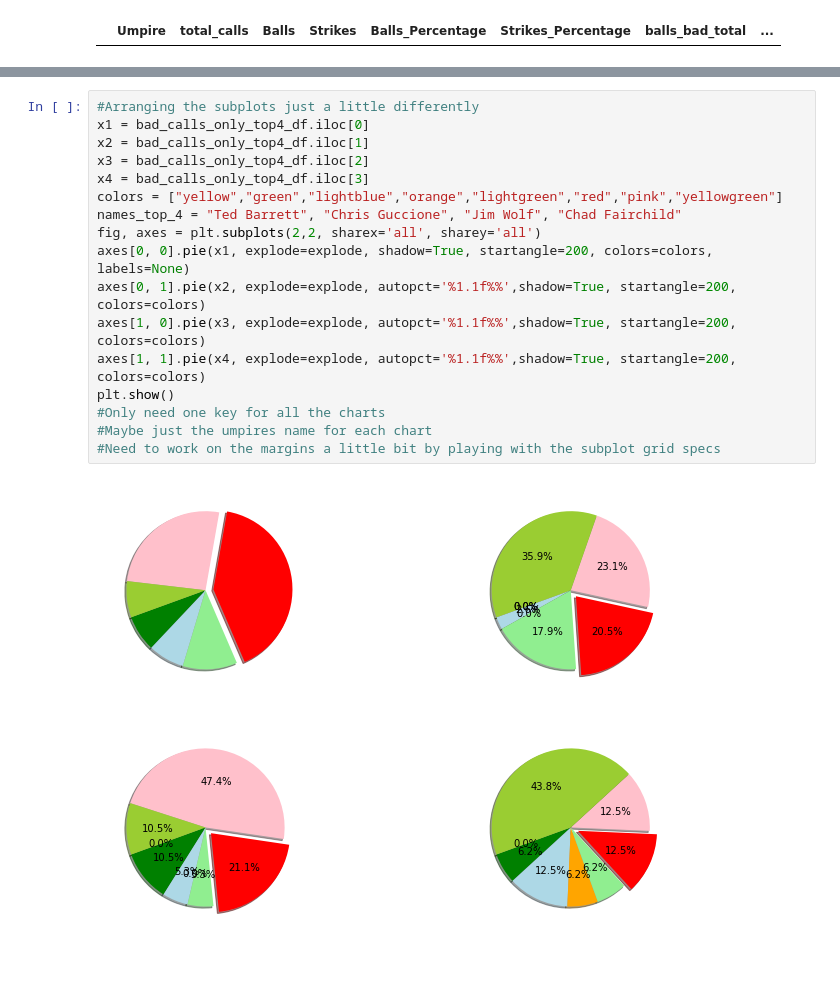
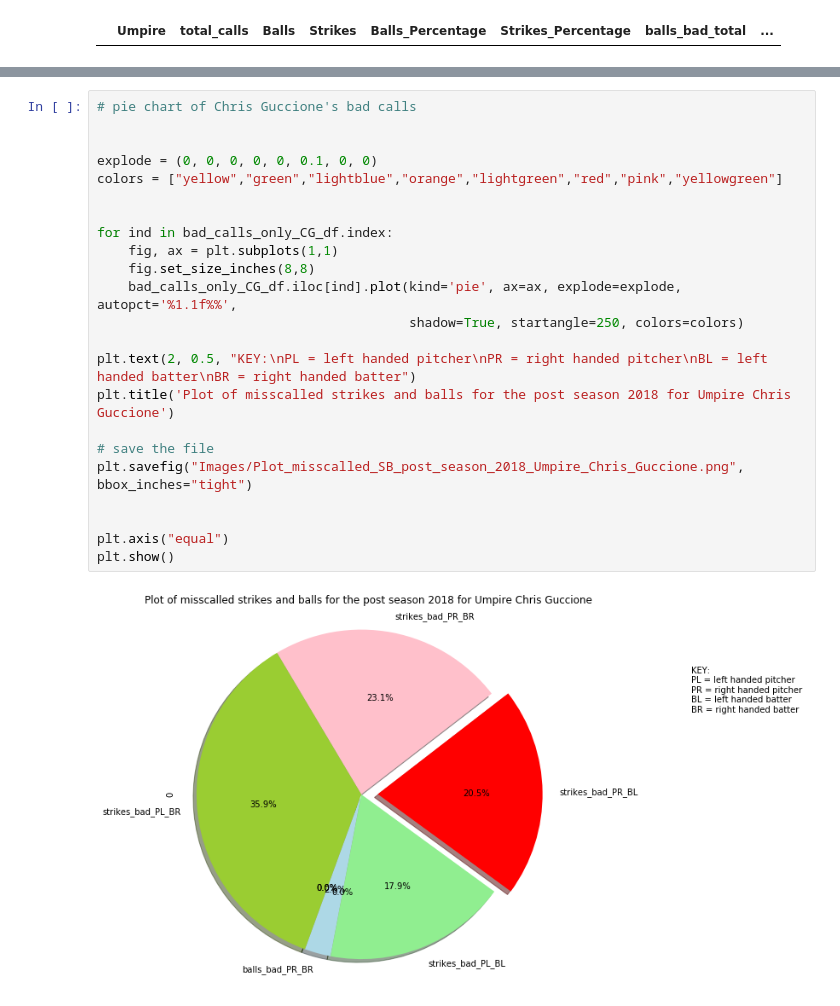
Before and after one commit to ForrestMcDougal/MLB-Postseason-Umpire-Analysis, a Jupyter notebook: Charts.ipynb, the cells around one changed output, grey strips where cells are left out. Cells and saved outputs as stored; diff of their text form; blank space fills up the shorter version.

```diff
--- a/Charts.ipynb
+++ b/Charts.ipynb
@@ -953,19 +911,25 @@ Name: 0, dtype: int64
-# %%
-#Arranging the subplots just a little differently
-x1 = bad_calls_only_top4_df.iloc[0]
-x2 = bad_calls_only_top4_df.iloc[1]
-x3 = bad_calls_only_top4_df.iloc[2]
-x4 = bad_calls_only_top4_df.iloc[3]
-colors = ["yellow","green","lightblue","orange","lightgreen","red","pink","yellowgreen"]
-names_top_4 = "Ted Barrett", "Chris Guccione", "Jim Wolf", "Chad Fairchild"
-fig, axes = plt.subplots(2,2, sharex='all', sharey='all')
-axes[0, 0].pie(x1, explode=explode, shadow=True, startangle=200, colors=colors, labels=None)
-axes[0, 1].pie(x2, explode=explode, autopct='%1.1f%%',shadow=True, startangle=200, colors=colors)
-axes[1, 0].pie(x3, explode=explode, autopct='%1.1f%%',shadow=True, startangle=200, colors=colors)
-axes[1, 1].pie(x4, explode=explode, autopct='%1.1f%%',shadow=True, startangle=200, colors=colors)
-plt.show()
-#Only need one key for all the charts
-#Maybe just the umpires name for each chart
-#Need to work on the margins a little bit by playing with the subplot grid specs
-# %% [output]
-[figure, removed]
+# %%
+# pie chart of Chris Guccione's bad calls
+
+
+explode = (0, 0, 0, 0, 0, 0.1, 0, 0)
+colors = ["yellow","green","lightblue","orange","lightgreen","red","pink","yellowgreen"]
+
+
+for ind in bad_calls_only_CG_df.index:
+    fig, ax = plt.subplots(1,1)
+    fig.set_size_inches(8,8)
+    bad_calls_only_CG_df.iloc[ind].plot(kind='pie', ax=ax, explode=explode, autopct='%1.1f%%',
+                                        shadow=True, startangle=250, colors=colors)
+
+plt.text(2, 0.5, "KEY:\nPL = left handed pitcher\nPR = right handed pitcher\nBL = left handed batter\nBR = right handed batter")
+plt.title('Plot of misscalled strikes and balls for the post season 2018 for Umpire Chris Guccione')
+
+# save the file
+plt.savefig("Images/Plot_misscalled_SB_post_season_2018_Umpire_Chris_Guccione.png", bbox_inches="tight")
+
+
+plt.axis("equal")
+plt.show()
+# %% [output]
+[figure, added]
```
Also changed, not shown: parts of 12 cells of this notebook.
